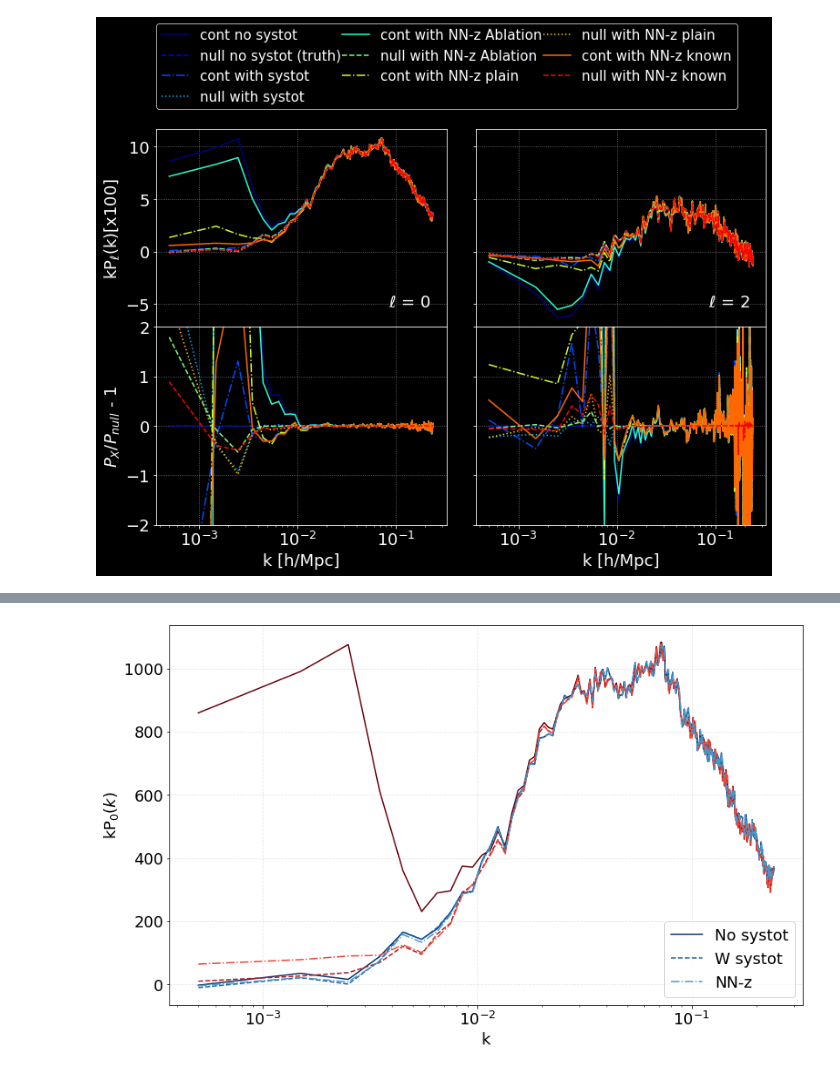
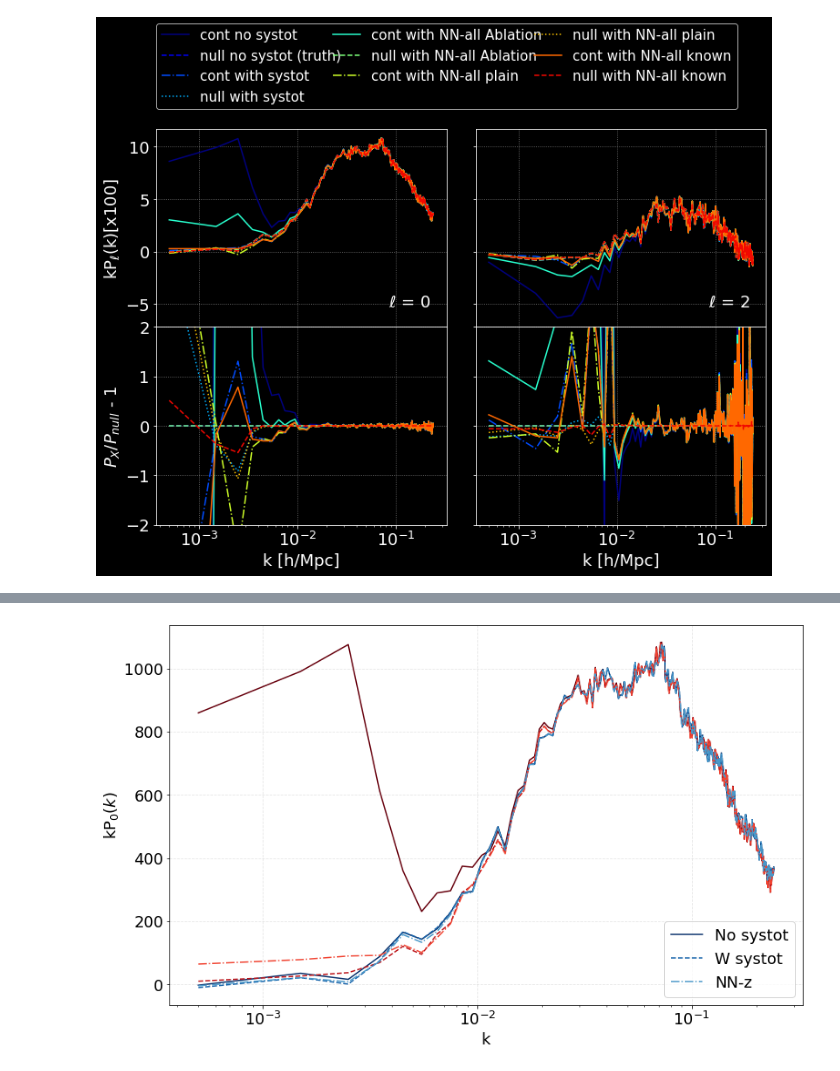
Before and after one commit to mehdirezaie/eboss, a Jupyter notebook: mocks.ipynb, the cells around one changed output, grey strips where cells are left out. Saved outputs shown, nothing was run; the diff lists cells and outputs as text; code cells hidden in the pictures.

Commit message:
plot nn-all

```diff
--- a/mocks.ipynb
+++ b/mocks.ipynb
@@ -69,18 +93,33 @@ null_v7_wnnz_known_noweight
 # %%
 plt.style.use('dark_background')
 # %%
+# labels = {'cont_v7_nosysweight' : 'cont no systot',
+#           'null_v7_nosysweight' : 'null no systot (truth)',
+#           'cont_v7'             : 'cont with systot',
+#           'null_v7'             : 'null with systot',
+#           #'null_v7_noweight'    : 'null no weight',
+#           'cont_v7_wnnz_ablation': 'cont with NN-z Ablation',
+#           'null_v7_wnnz_ablation_noweight': 'null with NN-z Ablation',
+#           'cont_v7_wnnz_plain'  : 'cont with NN-z plain',
+#           'null_v7_wnnz_plain_noweight'  : 'null with NN-z plain',
+#           'cont_v7_wnnz_known'           : 'cont with NN-z known',
+#           'null_v7_wnnz_known_noweight'  : 'null with NN-z known'
+#           }
+
+
 labels = {'cont_v7_nosysweight' : 'cont no systot',
           'null_v7_nosysweight' : 'null no systot (truth)',
           'cont_v7'             : 'cont with systot',
           'null_v7'             : 'null with systot',
           #'null_v7_noweight'    : 'null no weight',
-          'cont_v7_wnnz_ablation': 'cont with NN-z Ablation',
-          'null_v7_wnnz_ablation_noweight': 'null with NN-z Ablation',
-          'cont_v7_wnnz_plain'  : 'cont with NN-z plain',
-          'null_v7_wnnz_plain_noweight'  : 'null with NN-z plain',
-          'cont_v7_wnnz_known'           : 'cont with NN-z known',
-          'null_v7_wnnz_known_noweight'  : 'null with NN-z known'
+          'cont_v7_wnnall_ablation': 'cont with NN-all Ablation',
+          'null_v7_wnnall_ablation_noweight': 'null with NN-all Ablation',
+          'cont_v7_wnnall_plain'  : 'cont with NN-all plain',
+          'null_v7_wnnall_plain_noweight'  : 'null with NN-all plain',
+          'cont_v7_wnnall_known'           : 'cont with NN-all known',
+          'null_v7_wnnall_known_noweight'  : 'null with NN-all known'
           }
+
 
 
 # --- plot Pks of the mocks
@@ -88,31 +127,31 @@ fig, ax = plt.subplots(ncols=2, nrows=2, figsize=(12,8), sharey='row', sharex=Tr
 ax      = ax.flatten()
 fig.subplots_adjust(wspace=0.1, hspace=0.0)
 
 linetypes    = 12*['-', '--', '-.', ':'] #['-', '-', '-.', '-.', '--','--']
 kt, p0t, p2t = pks['null_v7_nosysweight']
 
 for i, key in enumerate(labels.keys()):
     k, p0, p2 = pks[key]
     kind = key.split('_')[0]
     #color = 'k' if kind=='null' else 'red'
     color  = plt.cm.jet(i/10)
     ax[0].plot(k, k*p0/1e2, color=color, linestyle=linetypes[i], label=labels[key])
     ax[1].plot(k, k*p2/1e2, color=color, linestyle=linetypes[i])
 
     if key == 'cont_v7_nosys':continue
     ax[2].plot(k, (p0/p0t) - 1, color=color, linestyle=linetypes[i])
     ax[3].plot(k, (p2/p2t) - 1, color=color, linestyle=linetypes[i])
 
 
 ax[0].text(0.8, 0.1, r'$\ell$ = 0', transform=ax[0].transAxes)
 ax[1].text(0.8, 0.1, r'$\ell$ = 2', transform=ax[1].transAxes)
 ax[0].legend(bbox_to_anchor=(0, 1.1, 2., 0.4), loc="lower left",
                 mode="expand", borderaxespad=0, ncol=3, fontsize=15)
 ax[0].set(xscale='log', ylabel=r'kP$_{\ell}$(k)[x100]')
 ax[2].set(ylabel=r'$P_{X}/P_{null}$ - 1')
 for axi in ax[2:]:axi.set(xlabel='k [h/Mpc]', ylim=(-2.0, 2.0))
 for axi in ax:axi.grid(True, linestyle=':', color='grey')
 
 plt.savefig('pk_mocks_1to9.png', dpi=300, bbox_inches='tight')
 # %% [output]
-[figure, old version]
+[figure, new version]
```
Also changed, not shown: parts of 4 cells of this notebook, 1 other file.
